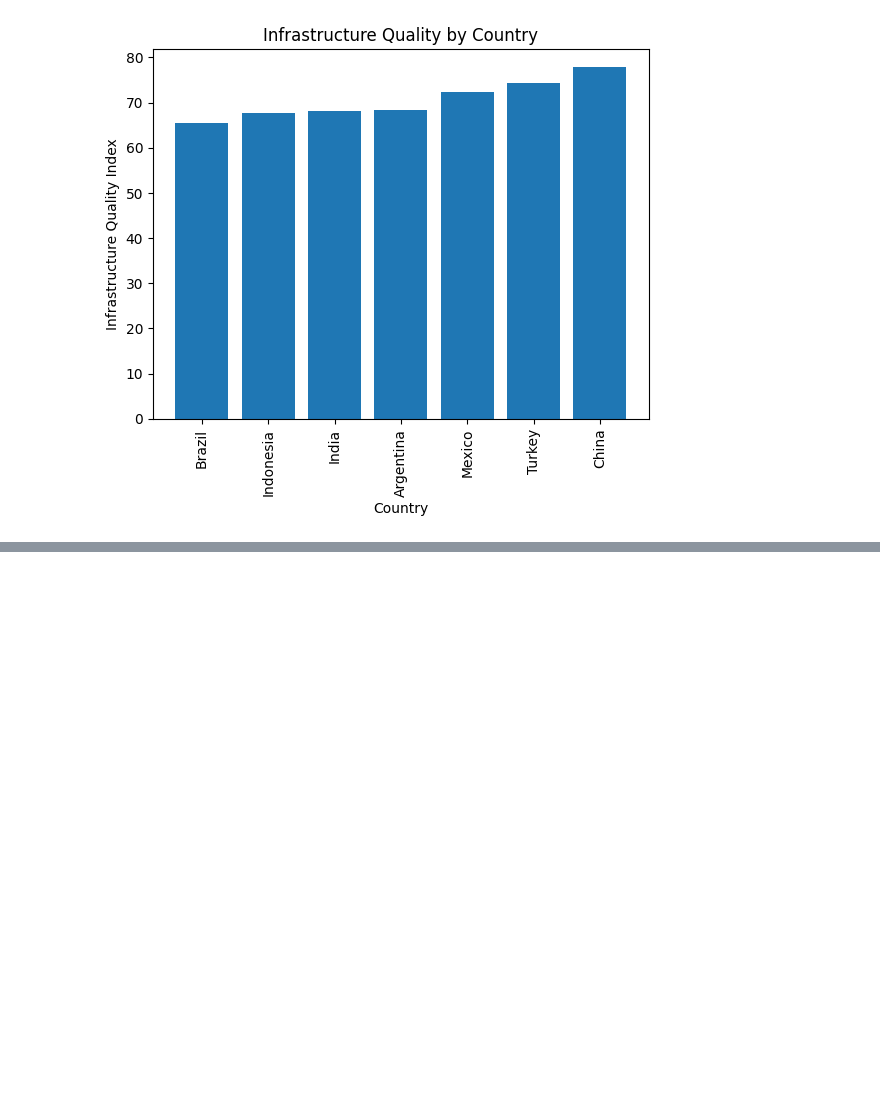
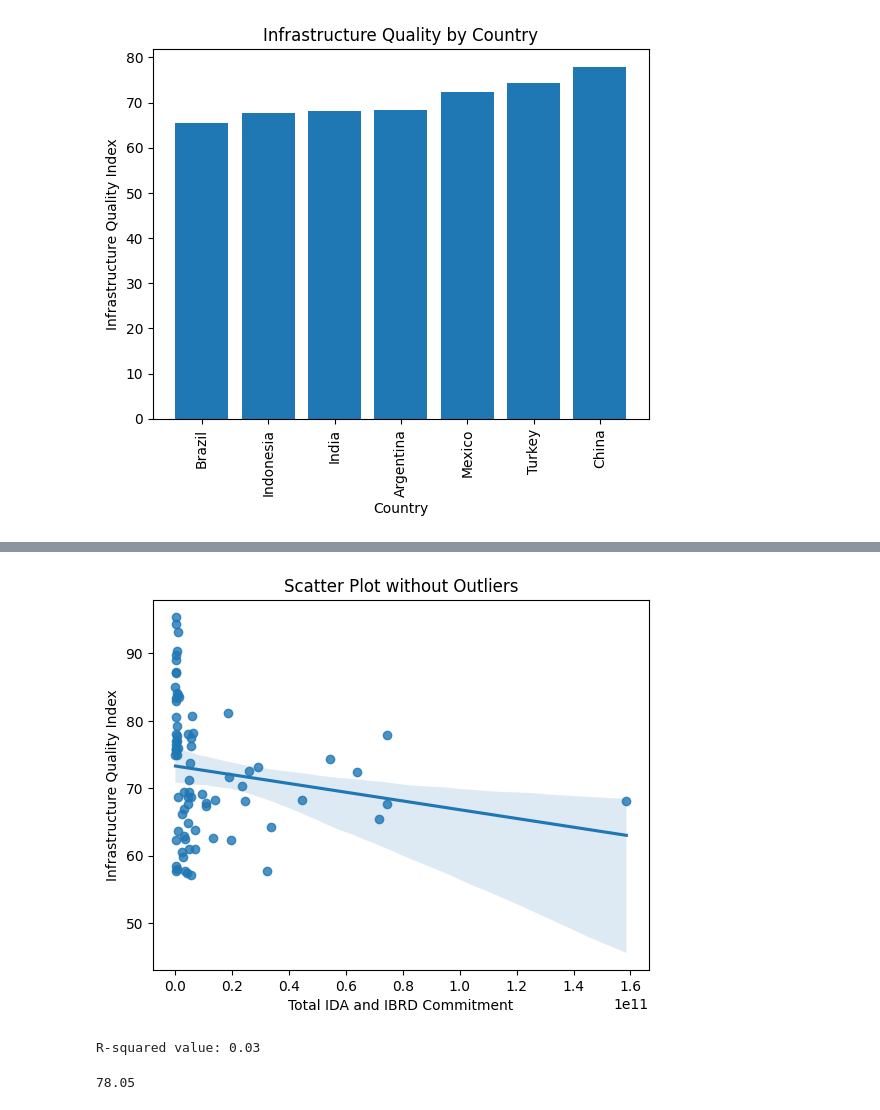
Before and after one commit to ababber19/SWUH, a Jupyter notebook: Phase_1_Graphs.ipynb, the cells around one changed output, grey strips where cells are left out. Saved outputs shown, nothing was run; the diff lists cells and outputs as text; code cells hidden in the pictures; blank space fills up the shorter version.

```diff
--- a/Phase_1_Graphs.ipynb
+++ b/Phase_1_Graphs.ipynb
@@ -383,0 +402,30 @@ plt.show()
+# %%
+# calculate the 1.5 IQR range for the "Infrastructure Quality Index" column
+Q1 = new['Infrastructure Quality Index'].quantile(0.25)
+Q3 = new['Infrastructure Quality Index'].quantile(0.75)
+IQR = Q3 - Q1
+lower_bound = Q1 - 1.5 * IQR
+upper_bound = Q3 + 1.5 * IQR
+
+# filter the data to exclude outliers
+filtered_data = new[new['Infrastructure Quality Index'] <= 60000000000]
+
+# create the scatter plot with a linear regression line
+sns.regplot(x='Total IDA and IBRD Commitment', y='Infrastructure Quality Index', data=filtered_data)
+
+# set the plot title
+plt.title('Scatter Plot without Outliers')
+
+# show the plot
+plt.show()
+
+# calculate the R-squared value
+corr = filtered_data['Total IDA and IBRD Commitment'].corr(filtered_data['Infrastructure Quality Index'])**2
+print(f'R-squared value: {corr:.2f}')
+# %% [output]
+[figure, added]
+R-squared value: 0.03
+# %%
+Q3
+# %% [output]
+78.05
```
Also changed, not shown: parts of 3 cells of this notebook.
